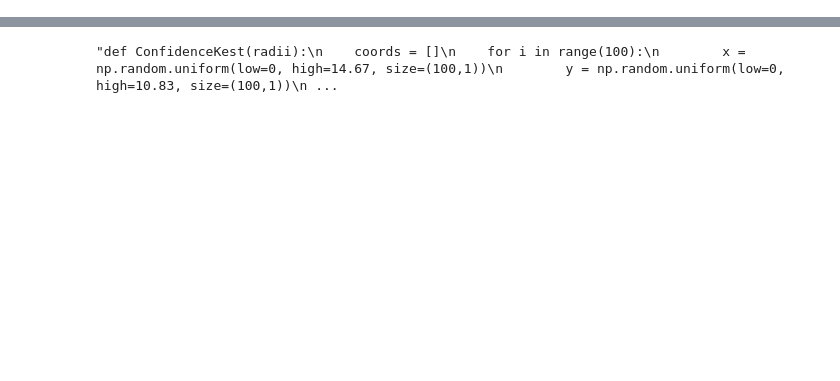
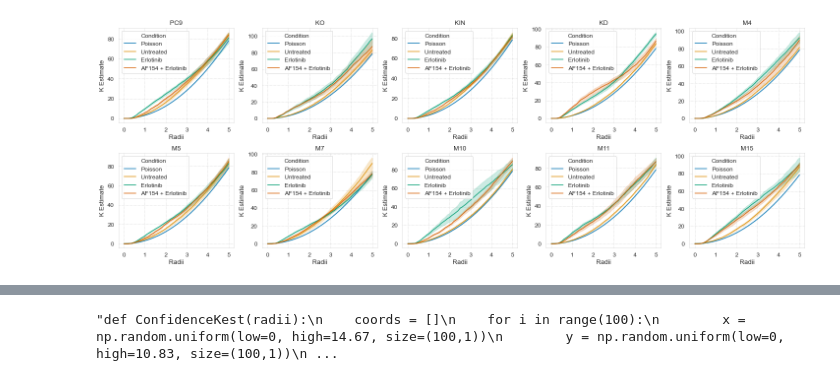
Before and after one commit to meyer-lab/DDMC, a Jupyter notebook: Distances.ipynb, the cells around one changed output, grey strips where cells are left out. Cells and saved outputs as stored; diff of their text form; code cells hidden in the pictures; blank space fills up the shorter version.

```diff
--- a/Distances.ipynb
+++ b/Distances.ipynb
@@ -10,0 +58,10 @@ from msresist.distances import PlotSingleDistances, PlotClosestN, PlotNhrsdistan
+# %%
+mutants = ['PC9', 'KO', 'KIN', 'KD', 'M4', 'M5', 'M7', 'M10', 'M11', 'M15']
+treatments = ['ut', 'e', 'ae']
+replicates = 6
+fig, axs = plt.subplots(nrows=2, ncols=5, figsize = (20, 7), constrained_layout=True)
+for i in range(10):
+    PlotRipleysK(folder, mutants[i], treatments, replicates, ax=axs[i // 5][i % 5])
+# plt.savefig("ClusterEffect.svg", bbox_inches='tight', format='svg', dpi=1200)
+# %% [output]
+[figure, added]
```
Also changed, not shown: parts of 18 cells of this notebook, 2 other files.
